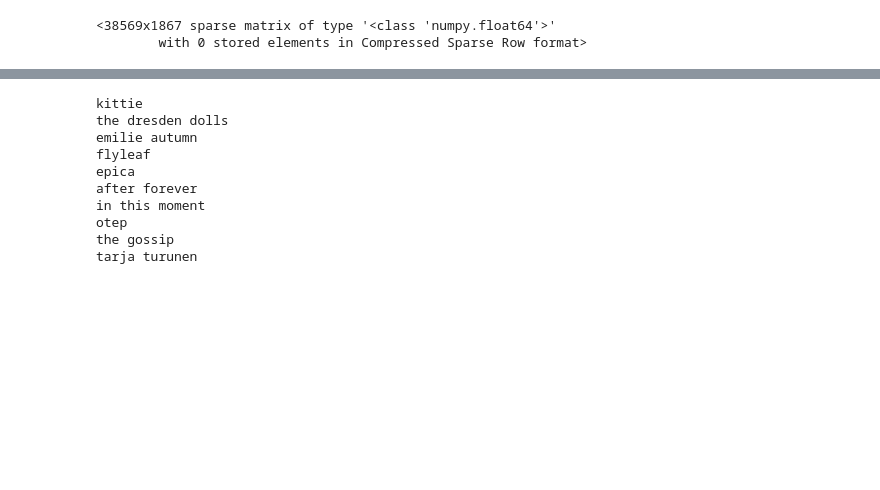
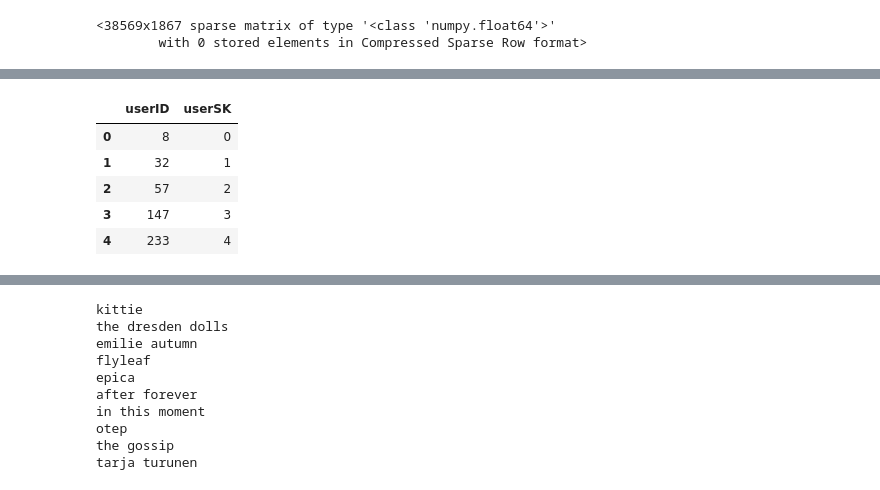
Before and after one commit to Ilmetov/Netology_ilmetov, a Jupyter notebook: RecSys/lection_4/lecture-4-HW.ipynb, the cells around one changed output, grey strips where cells are left out. Cells and saved outputs as stored; diff of their text form; code cells hidden in the pictures; blank space fills up the shorter version.

```diff
--- a/RecSys/lection_4/lecture-4-HW.ipynb
+++ b/RecSys/lection_4/lecture-4-HW.ipynb
@@ -97,5 +145,5 @@ user_url.head()
 # %%
-users = list(np.sort(user_url.userID.astype(int).unique()))
-urls  = list(np.sort(user_url.urlID.astype(int).unique()))
-count = list(user_url.urlCount)
+users1 = list(np.sort(user_url.userSK.astype(int).unique()))
+urls1  = list(np.sort(user_url.urlID.astype(int).unique()))
+counts = list(user_url.urlCount)
 # %%
@@ -223,4 +178,0 @@ data.head()
-# %%
-users = list(np.sort(data.user_id.unique()))
-artists = list(np.sort(data.artist_id.unique()))
-plays = list(data.plays)
@@ -272,0 +200,9 @@ recommendations
+# %%
+users.head()
+# %% [output]
+|  | userID | userSK |
+| 0 | 8 | 0 |
+| 1 | 32 | 1 |
+| 2 | 57 | 2 |
+| 3 | 147 | 3 |
+| 4 | 233 | 4 |
```
Also changed, not shown: parts of 45 cells of this notebook.
